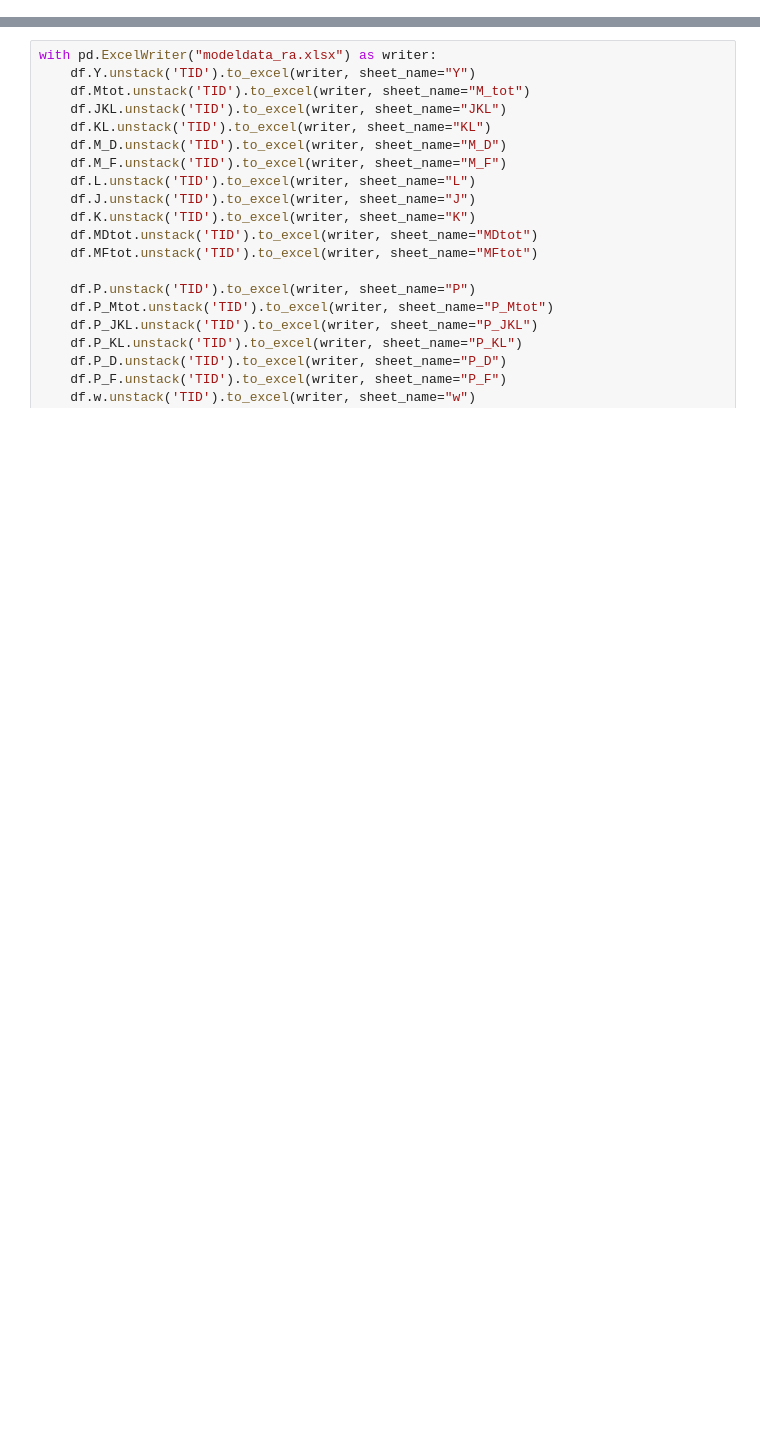
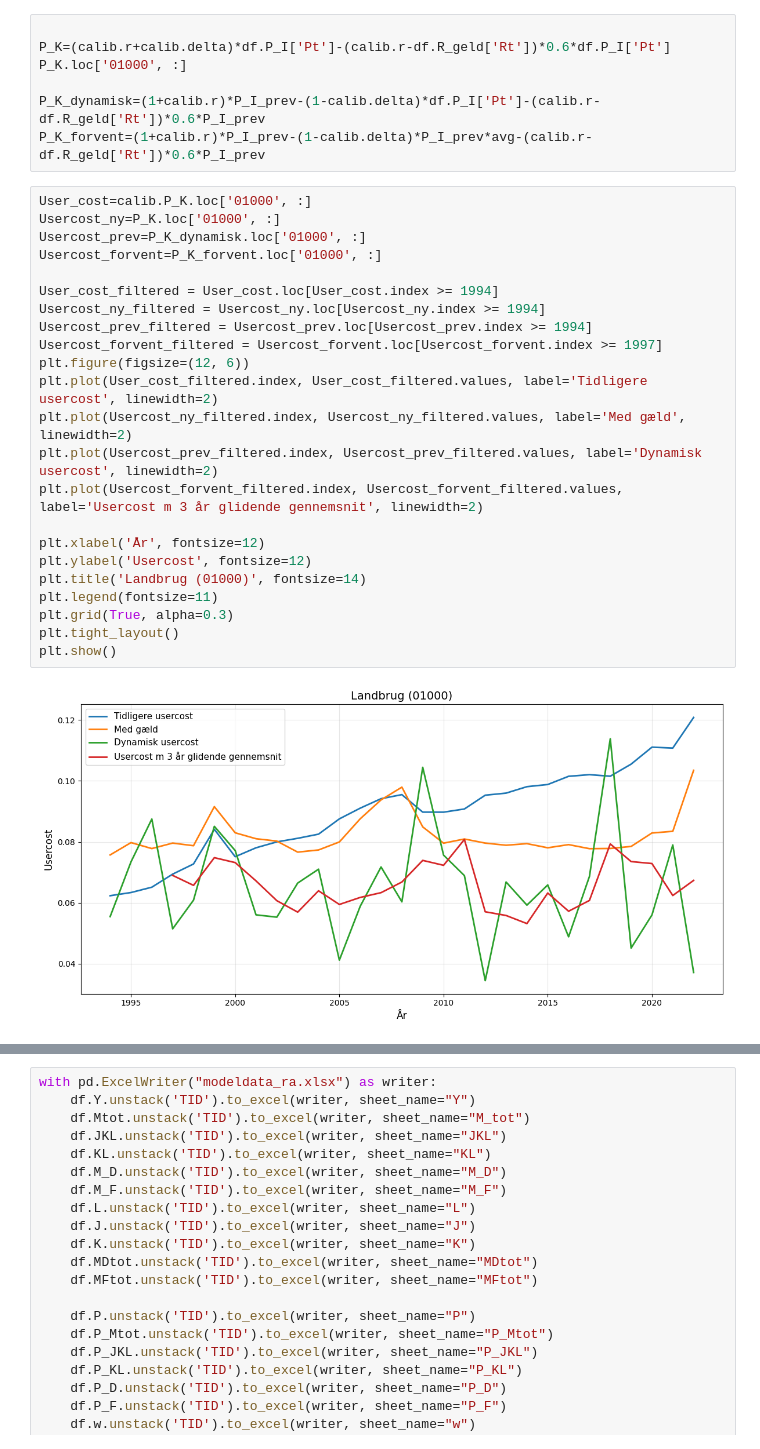
Before and after one commit to PeterStephensen/LandbrugHistorieKalibrering, a Jupyter notebook: Data/Indlæsning af data/Rapportering.ipynb, the cells around one changed output, grey strips where cells are left out. Cells and saved outputs as stored; diff of their text form; blank space fills up the shorter version.

```diff
--- a/Data/Indlæsning af data/Rapportering.ipynb
+++ b/Data/Indlæsning af data/Rapportering.ipynb
@@ -11,0 +46,32 @@ The autoreload extension is already loaded. To reload it, use:
+# %%
+
+P_K=(calib.r+calib.delta)*df.P_I['Pt']-(calib.r-df.R_geld['Rt'])*0.6*df.P_I['Pt']
+P_K.loc['01000', :]
+
+P_K_dynamisk=(1+calib.r)*P_I_prev-(1-calib.delta)*df.P_I['Pt']-(calib.r-df.R_geld['Rt'])*0.6*P_I_prev
+P_K_forvent=(1+calib.r)*P_I_prev-(1-calib.delta)*P_I_prev*avg-(calib.r-df.R_geld['Rt'])*0.6*P_I_prev
+# %%
+User_cost=calib.P_K.loc['01000', :]
+Usercost_ny=P_K.loc['01000', :]
+Usercost_prev=P_K_dynamisk.loc['01000', :]
+Usercost_forvent=P_K_forvent.loc['01000', :]
+
+User_cost_filtered = User_cost.loc[User_cost.index >= 1994]
+Usercost_ny_filtered = Usercost_ny.loc[Usercost_ny.index >= 1994]
+Usercost_prev_filtered = Usercost_prev.loc[Usercost_prev.index >= 1994]
+Usercost_forvent_filtered = Usercost_forvent.loc[Usercost_forvent.index >= 1997]
+plt.figure(figsize=(12, 6))
+plt.plot(User_cost_filtered.index, User_cost_filtered.values, label='Tidligere usercost', linewidth=2)
+plt.plot(Usercost_ny_filtered.index, Usercost_ny_filtered.values, label='Med gæld', linewidth=2)
+plt.plot(Usercost_prev_filtered.index, Usercost_prev_filtered.values, label='Dynamisk usercost', linewidth=2)
+plt.plot(Usercost_forvent_filtered.index, Usercost_forvent_filtered.values, label='Usercost m 3 år glidende gennemsnit', linewidth=2)
+
+plt.xlabel('År', fontsize=12)
+plt.ylabel('Usercost', fontsize=12)
+plt.title('Landbrug (01000)', fontsize=14)
+plt.legend(fontsize=11)
+plt.grid(True, alpha=0.3)
+plt.tight_layout()
+plt.show()
+# %% [output]
+[figure, added]
```
Also changed, not shown: parts of 13 cells of this notebook, 26 other files.
